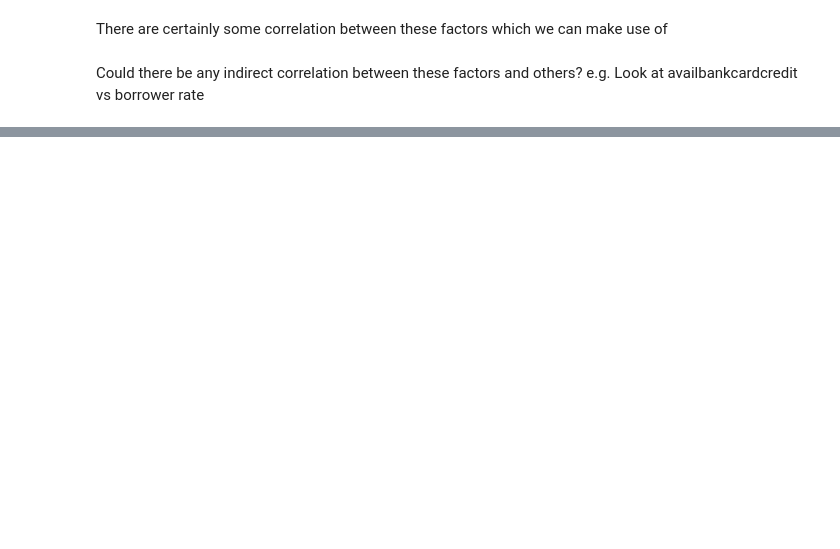
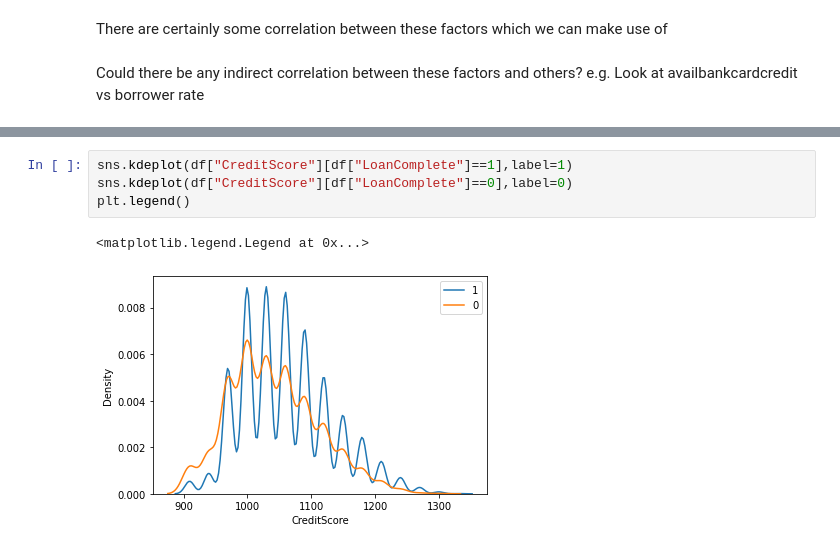
Before and after one commit to PopKobs/P2P_credit_scoring, a Jupyter notebook: feature_EDA.ipynb, the cells around one changed output, grey strips where cells are left out. Saved outputs shown, nothing was run; the diff lists cells and outputs as text; blank space fills up the shorter version.

```diff
--- a/feature_EDA.ipynb
+++ b/feature_EDA.ipynb
@@ -210,0 +286,7 @@ plt.show()
+# %%
+sns.kdeplot(df["CreditScore"][df["LoanComplete"]==1],label=1)
+sns.kdeplot(df["CreditScore"][df["LoanComplete"]==0],label=0)
+plt.legend()
+# %% [output]
+<matplotlib.legend.Legend at 0x...>
+[figure, added]
```
Also changed, not shown: parts of 33 cells of this notebook.
